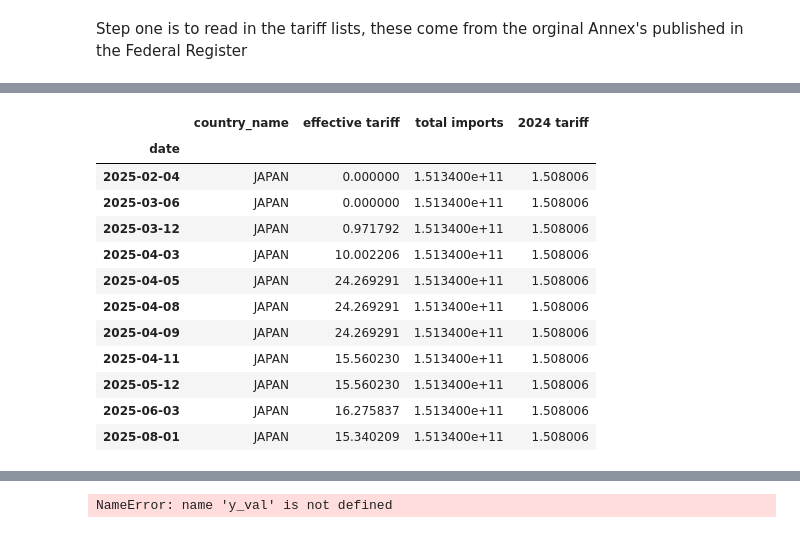
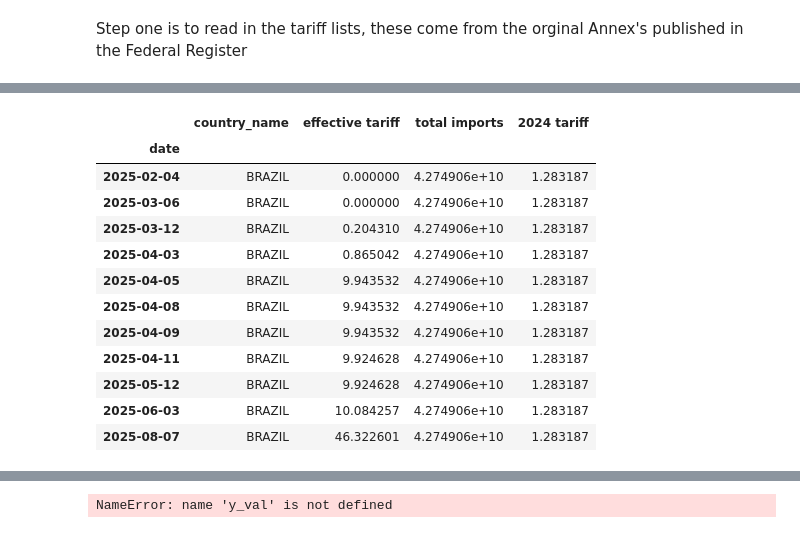
Before and after one commit to tradewartracker/trade-war-redux-2025, a Jupyter notebook: tariff-summary-time.ipynb, the cells around one changed output, grey strips where cells are left out. Saved outputs shown, nothing was run; the diff lists cells and outputs as text; code cells hidden in the pictures.

```diff
--- a/tariff-summary-time.ipynb
+++ b/tariff-summary-time.ipynb
@@ -71,3 +71,13 @@ country_list
 | 48 | EL SALVADOR | 2.969949e+10 | 2110 | 10.00 | 10.00 |
 | 49 | EGYPT | 2.710339e+10 | 7290 | 10.00 | 10.00 |
 | 50 | EUROPEAN UNION | 0.000000e+00 | 0003 | 10.00 | 20.00 |
+# %%
+new_list = pd.read_csv('./tariff-lists/clean-august-7-tariffs.csv')
+
+new_list.rename({"country_name":"CTY_NAME"}, axis = 1, inplace = True)
+
+country_list = pd.merge(country_list, new_list, on="CTY_NAME", how="left")
+
+country_list["rtariff-aug"] = country_list["rtariff-aug"].fillna(country_list["rtariff"])
+
+country_list[country_list["CTY_NAME"] == "KOREA, SOUTH"]["rtariff-aug"] = 15.0
@@ -377,7 +413,7 @@ df = pd.DataFrame()
 tariffs_by_date = pd.DataFrame(columns=['country_name',"effective tariff", "total imports", "date"])
 
 date_strings = ["2025-02-04", "2025-03-06", "2025-03-12", "2025-04-03", "2025-04-05",
-                "2025-04-08","2025-04-09","2025-04-11","2025-05-12","2025-06-03", "2025-08-01"]
+                "2025-04-08","2025-04-09","2025-04-11","2025-05-12","2025-06-03", "2025-08-07"]
 
 
 for date_str in date_strings:
@@ -390,7 +426,13 @@ for date_str in date_strings:
 
         df = pq.read_table(infile).to_pandas()
 
-        foo = tariff_imports(df, row['CTY_CODE'], row["rtariff"], date)
+        if date < pd.to_datetime("2025-08-07"):
+
+            foo = tariff_imports(df, row['CTY_CODE'], row["rtariff"], date)
+
+        else:
+            foo = tariff_imports(df, row['CTY_CODE'], row["rtariff-aug"], date)
+
 
         tariffs_by_date = tariffs_by_date.append({
             'country_name': foo['CTY_NAME'].iloc[0],
@@ -405,21 +456,21 @@ tariffs_by_date.loc["2025-08-1"]
 
 tariffs_by_date.to_csv("country-by-time.csv")
 # %%
-tariffs_by_date[tariffs_by_date["country_name"] == "JAPAN"]
+tariffs_by_date[tariffs_by_date["country_name"] == "BRAZIL"]
 # %% [output]
 |  | country_name | effective tariff | total imports | 2024 tariff |
 | date |  |  |  |  |
-| 2025-02-04 | JAPAN | 0.000000 | 1.513400e+11 | 1.508006 |
-| 2025-03-06 | JAPAN | 0.000000 | 1.513400e+11 | 1.508006 |
-| 2025-03-12 | JAPAN | 0.971792 | 1.513400e+11 | 1.508006 |
-| 2025-04-03 | JAPAN | 10.002206 | 1.513400e+11 | 1.508006 |
-| 2025-04-05 | JAPAN | 24.269291 | 1.513400e+11 | 1.508006 |
-| 2025-04-08 | JAPAN | 24.269291 | 1.513400e+11 | 1.508006 |
-| 2025-04-09 | JAPAN | 24.269291 | 1.513400e+11 | 1.508006 |
-| 2025-04-11 | JAPAN | 15.560230 | 1.513400e+11 | 1.508006 |
-| 2025-05-12 | JAPAN | 15.560230 | 1.513400e+11 | 1.508006 |
-| 2025-06-03 | JAPAN | 16.275837 | 1.513400e+11 | 1.508006 |
-| 2025-08-01 | JAPAN | 15.340209 | 1.513400e+11 | 1.508006 |
+| 2025-02-04 | BRAZIL | 0.000000 | 4.274906e+10 | 1.283187 |
+| 2025-03-06 | BRAZIL | 0.000000 | 4.274906e+10 | 1.283187 |
+| 2025-03-12 | BRAZIL | 0.204310 | 4.274906e+10 | 1.283187 |
+| 2025-04-03 | BRAZIL | 0.865042 | 4.274906e+10 | 1.283187 |
+| 2025-04-05 | BRAZIL | 9.943532 | 4.274906e+10 | 1.283187 |
+| 2025-04-08 | BRAZIL | 9.943532 | 4.274906e+10 | 1.283187 |
+| 2025-04-09 | BRAZIL | 9.943532 | 4.274906e+10 | 1.283187 |
+| 2025-04-11 | BRAZIL | 9.924628 | 4.274906e+10 | 1.283187 |
+| 2025-05-12 | BRAZIL | 9.924628 | 4.274906e+10 | 1.283187 |
+| 2025-06-03 | BRAZIL | 10.084257 | 4.274906e+10 | 1.283187 |
+| 2025-08-07 | BRAZIL | 46.322601 | 4.274906e+10 | 1.283187 |
 # %%
 weighted_avg_tariff = (
     tariffs_by_date
```
Also changed, not shown: parts of 10 cells of this notebook, 3 other files.
